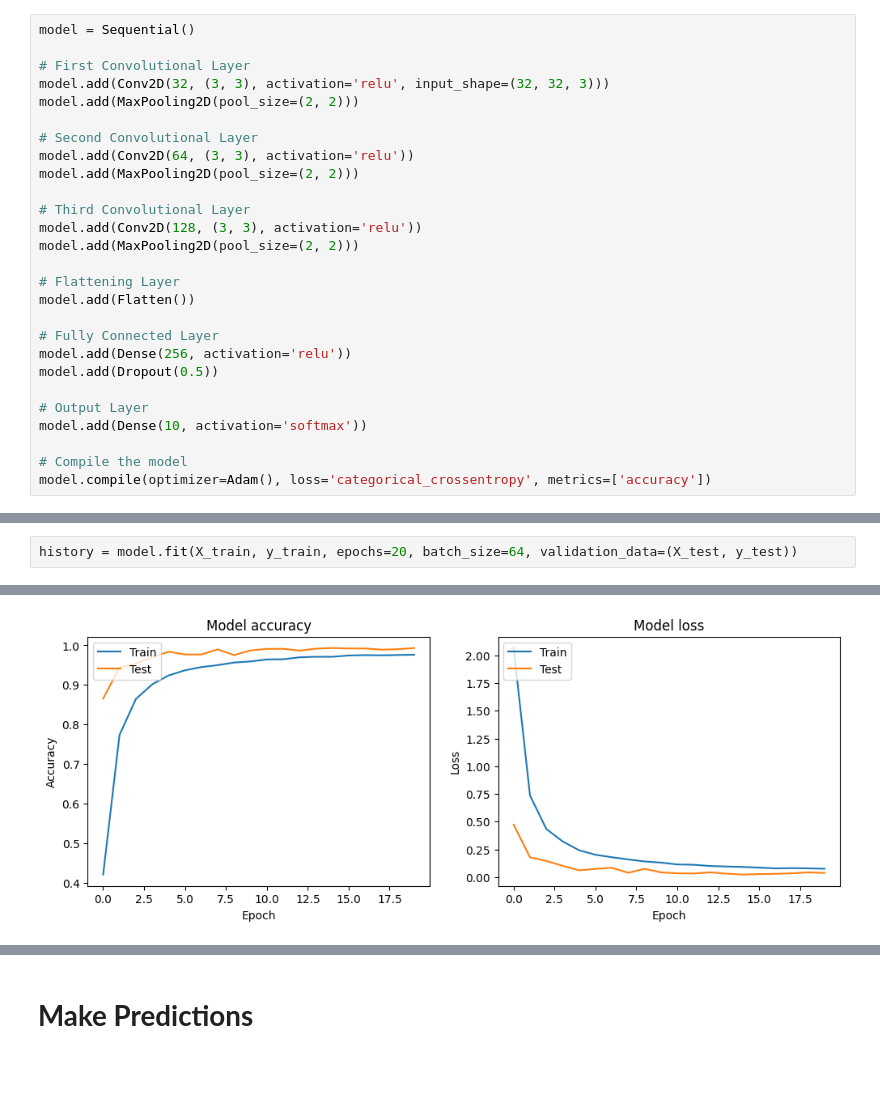
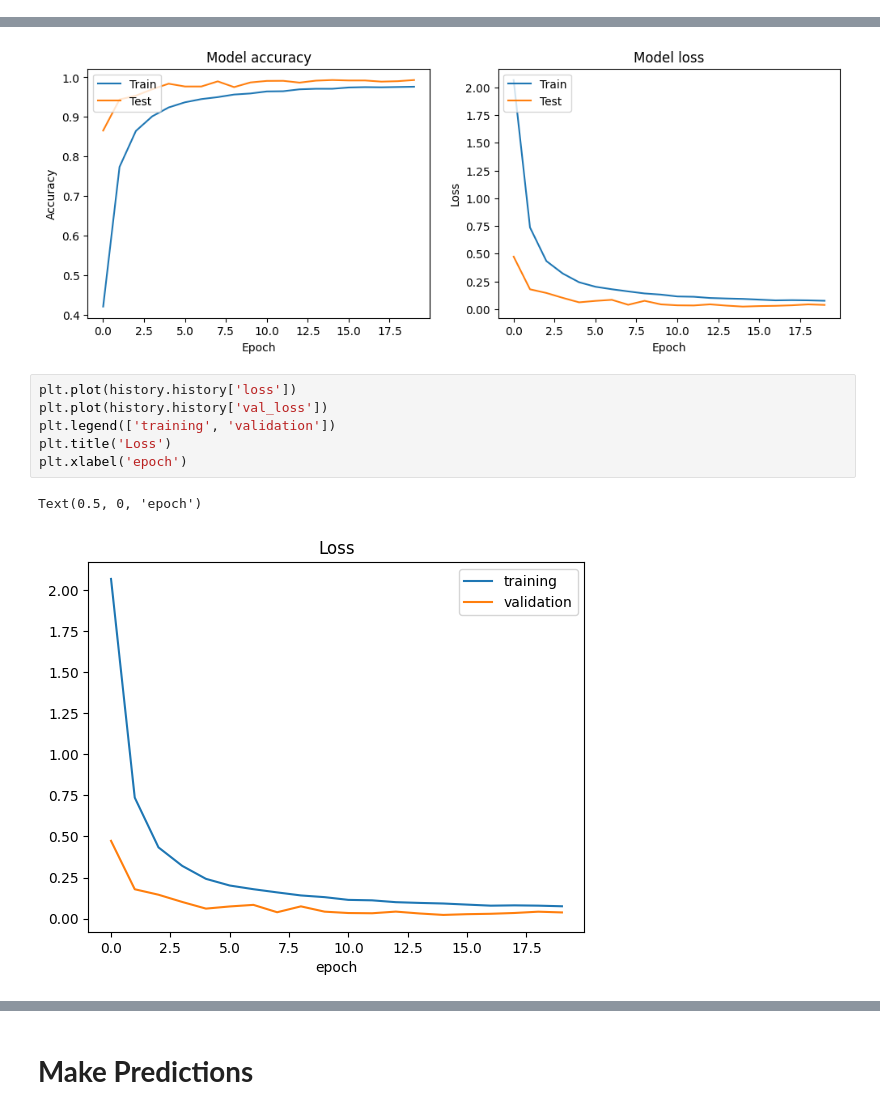
Before and after one commit to dr-mushtaq/Projects, a Jupyter notebook: Traffic_Sign_Classification_with_Keras_and_Deep_Learning.ipynb, the cells around one changed output, grey strips where cells are left out. Cells and saved outputs as stored; diff of their text form; blank space fills up the shorter version.

```diff
--- a/Traffic_Sign_Classification_with_Keras_and_Deep_Learning.ipynb
+++ b/Traffic_Sign_Classification_with_Keras_and_Deep_Learning.ipynb
@@ -296,30 +296,3 @@ y_test = to_categorical(y_test, 43)
 y_val = to_categorical(y_val, 43)
 # %% [markdown]
 #**Build the CNN Model**
-# %%
-model = Sequential()
-
-# First Convolutional Layer
-model.add(Conv2D(32, (3, 3), activation='relu', input_shape=(32, 32, 3)))
-model.add(MaxPooling2D(pool_size=(2, 2)))
-
-# Second Convolutional Layer
-model.add(Conv2D(64, (3, 3), activation='relu'))
-model.add(MaxPooling2D(pool_size=(2, 2)))
-
-# Third Convolutional Layer
-model.add(Conv2D(128, (3, 3), activation='relu'))
-model.add(MaxPooling2D(pool_size=(2, 2)))
-
-# Flattening Layer
-model.add(Flatten())
-
-# Fully Connected Layer
-model.add(Dense(256, activation='relu'))
-model.add(Dropout(0.5))
-
-# Output Layer
-model.add(Dense(10, activation='softmax'))
-
-# Compile the model
-model.compile(optimizer=Adam(), loss='categorical_crossentropy', metrics=['accuracy'])
@@ -374,5 +345,3 @@ Model: "sequential_1"
 None
 # %% [markdown]
 # **Train the CNN Model**
-# %%
-history = model.fit(X_train, y_train, epochs=20, batch_size=64, validation_data=(X_test, y_test))
@@ -440,3 +401,12 @@ plt.legend(['Train', 'Test'], loc='upper left')
 plt.show()
 # %% [output]
 [figure]
+# %%
+plt.plot(history.history['loss'])
+plt.plot(history.history['val_loss'])
+plt.legend(['training', 'validation'])
+plt.title('Loss')
+plt.xlabel('epoch')
+# %% [output]
+Text(0.5, 0, 'epoch')
+[figure, added]
```
Also changed, not shown: parts of 8 cells of this notebook.
